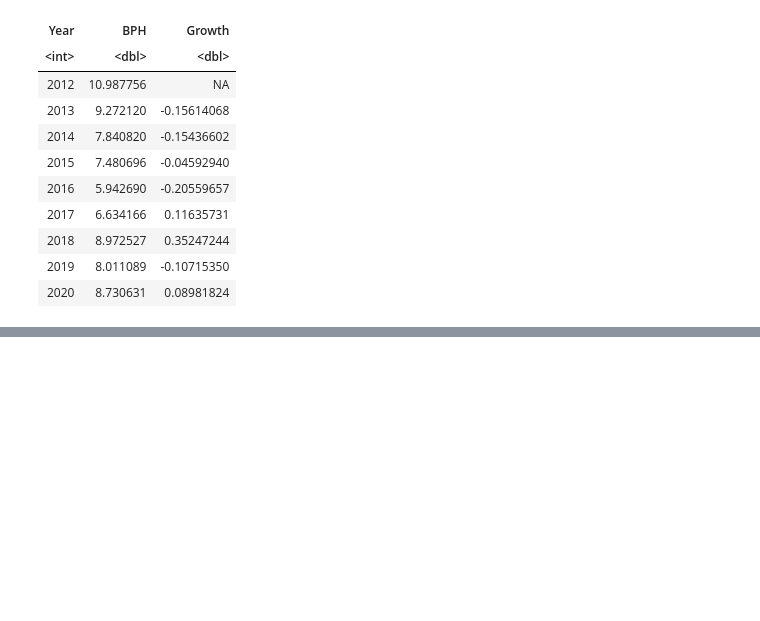
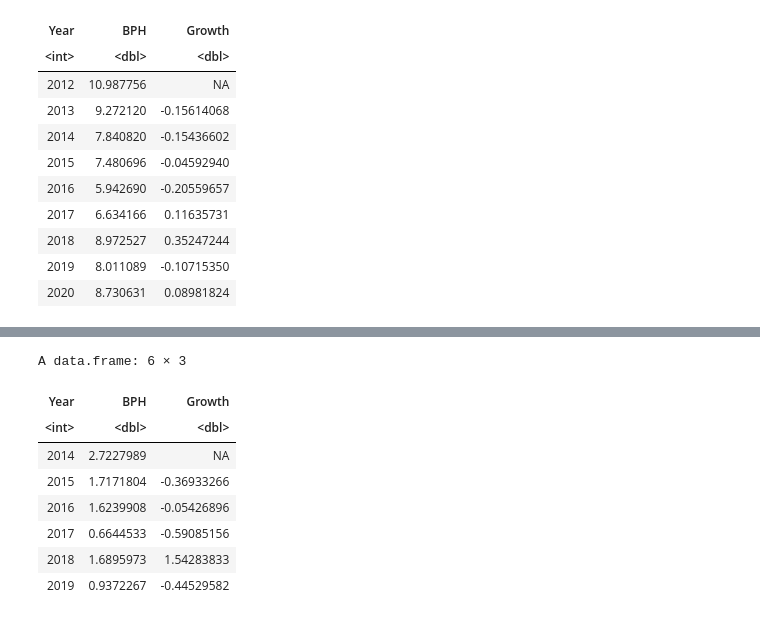
Before and after one commit to dongmeic/BikeCounting, a Jupyter notebook: BikeCounts/Explore_Bike_Counts.ipynb, the cells around one changed output, grey strips where cells are left out. Saved outputs shown, nothing was run; the diff lists cells and outputs as text; code cells hidden in the pictures; blank space fills up the shorter version.

```diff
--- a/BikeCounts/Explore_Bike_Counts.ipynb
+++ b/BikeCounts/Explore_Bike_Counts.ipynb
@@ -333,0 +385,18 @@ A data.frame: 9 × 3
+# %%
+data3 <- data2[data2$IsSidewalk,]
+# %%
+# MPO-wide growth in sidewalk riding BPH
+df1 <- transform(aggregate(x=list(BPH = data3$Hourly_Count), by=list(Year = data3$Year), FUN=mean), Growth=ave(BPH,
+                         FUN=function(x) c(NA, diff(x)/x[-length(x)]))) #FUN=function(x) c(NA,exp(diff(log(x)))-1)
+# %%
+df1
+# %% [output]
+A data.frame: 6 × 3
+| Year | BPH | Growth |
+| <int> | <dbl> | <dbl> |
+| 2014 | 2.7227989 | NA |
+| 2015 | 1.7171804 | -0.36933266 |
+| 2016 | 1.6239908 | -0.05426896 |
+| 2017 | 0.6644533 | -0.59085156 |
+| 2018 | 1.6895973 | 1.54283833 |
+| 2019 | 0.9372267 | -0.44529582 |
```
Also changed, not shown: parts of 8 cells of this notebook.
